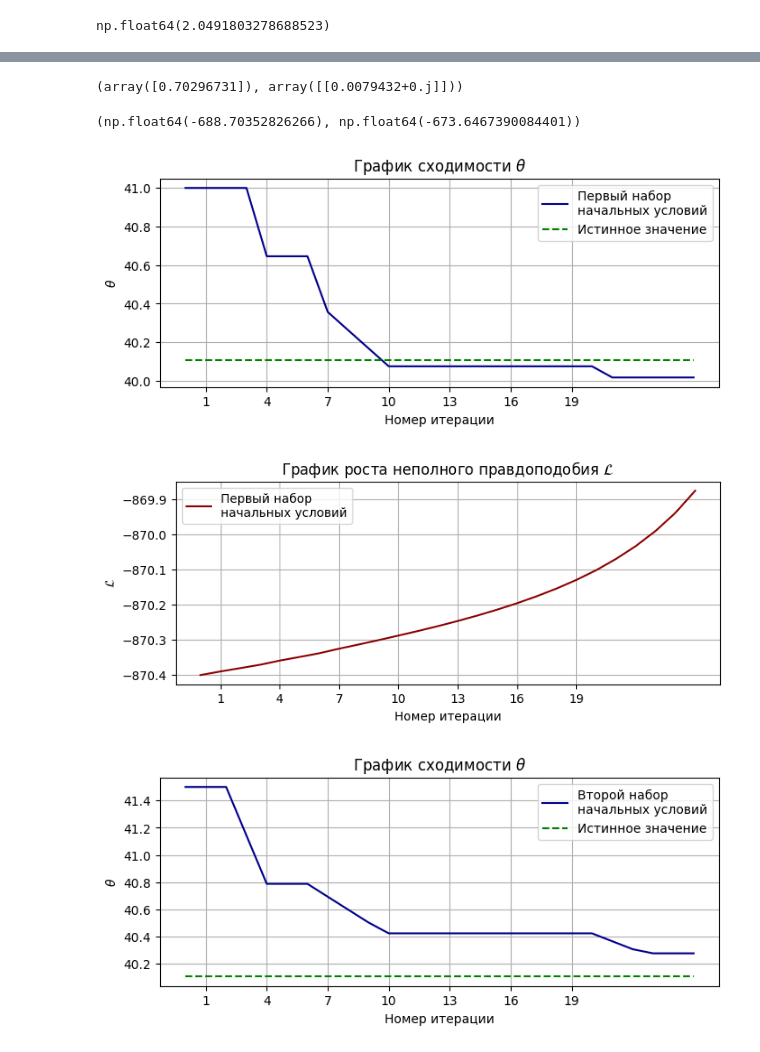
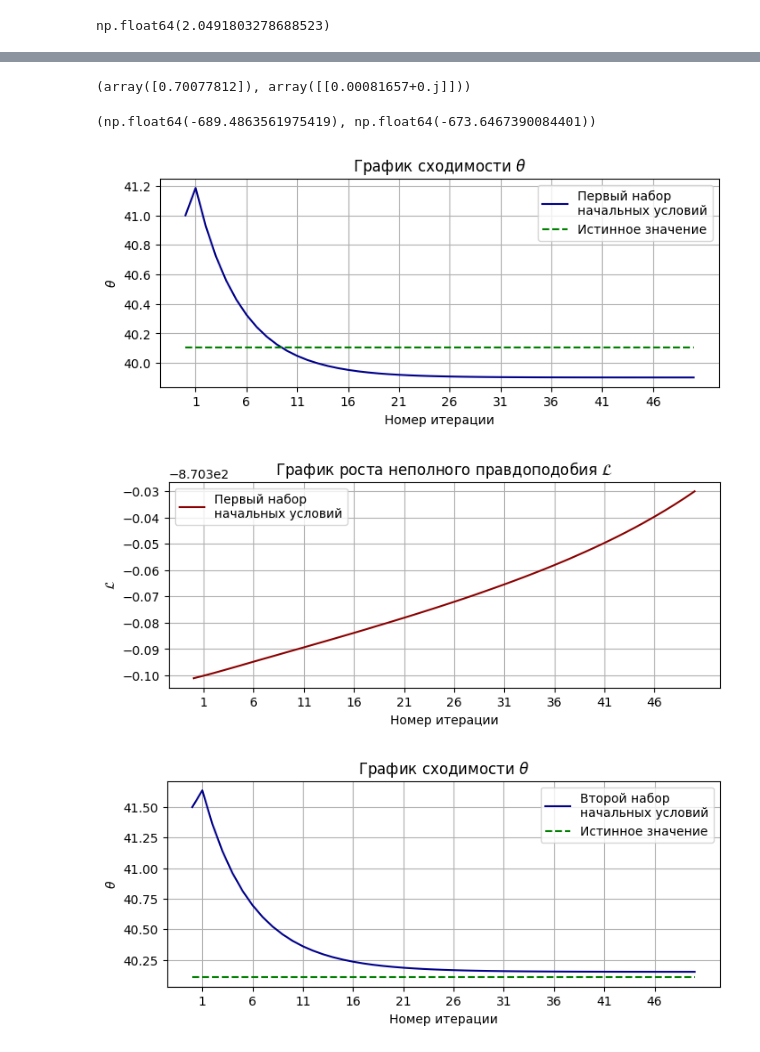
Before and after one commit to Recognizer525/Signal-Processing, a Jupyter notebook: Program Complex for chapter I/Experiments/Experimental Version/MUSIC-EM comparing, no multistart for EM.ipynb, the cells around one changed output, grey strips where cells are left out. Drawn from its saved outputs; the diff is of its cells as text; code cells hidden in the pictures.

```diff
--- a/Program Complex for chapter I/Experiments/Experimental Version/MUSIC-EM comparing, no multistart for EM.ipynb
+++ b/Program Complex for chapter I/Experiments/Experimental Version/MUSIC-EM comparing, no multistart for EM.ipynb
@@ -124,9 +124,9 @@ EM_theta2_rad, EM_P2, lhd_2, lhd_list2, angles_list2 = em.multistart_EM2(X2_with
                                                                          Q=Q2,
                                                                          theta_guess=MUSIC_theta2,
                                                                          num_of_starts=1,
-                                                                         max_iter=25,
+                                                                         max_iter=50,
                                                                          rtol=1e-6,
-                                                                         reg_coef=1e-4)
+                                                                         reg_coef=1e-5)
 # %% [output]
 0-th start
 theta=[0.72431164],P=[[7.5917774e-08+4.13590306e-24j]]
@@ -148,15 +148,17 @@ best_start=0
 # %%
 EM_theta2_rad, EM_P2
 # %% [output]
-(array([0.70296731]), array([[0.0079432+0.j]]))
+(array([0.70077812]), array([[0.00081657+0.j]]))
 # %%
 em.incomplete_lkhd(X2_with_mv, EM_theta2_rad, EM_P2, Q2), em.incomplete_lkhd(X2_with_mv, theta2_rad, P2, Q2)
 # %% [output]
-(np.float64(-688.70352826266), np.float64(-673.6467390084401))
+(np.float64(-689.4863561975419), np.float64(-673.6467390084401))
 # %%
 lhd_list2 = np.array(lhd_list2)
 angles_list2 = np.rad2deg(np.array(angles_list2))
 x2 = np.arange(len(angles_list2))
+# %%
+x_grid = np.arange(1,50,5)
 # %%
 plt.figure(figsize=(8, 3))
 plt.title(r'$\text{График сходимости} \,\,\theta$')
@@ -164,37 +166,37 @@ plt.plot(x1, angles_list1,color='darkblue', label=f'Первый набор\nн
 plt.plot(x1, np.tile(theta1_deg, len(angles_list1)), color='green', label='Истинное значение', linestyle='--')
 plt.xlabel('Номер итерации')
 plt.ylabel(r'$\theta$')
-plt.xticks(np.arange(1,20,3))
+plt.xticks(x_grid)
 plt.legend()
 plt.grid()
 plt.show()
 # %% [output]
-[figure, old version]
+[figure, new version]
 # %%
 plt.figure(figsize=(8, 3))
 plt.title(r'$\text{График роста неполного правдоподобия} \,\,\mathcal{L}$')
 plt.plot(x1, lhd_list1, color='darkred', label=f'Первый набор\nначальных условий')
 plt.xlabel('Номер итерации')
 plt.ylabel(r'$\mathcal{L}$')
-plt.xticks(np.arange(1,20,3))
+plt.xticks(x_grid)
 plt.legend()
 plt.grid()
 plt.show()
 # %% [output]
-[figure, old version]
+[figure, new version]
 # %%
 plt.figure(figsize=(8, 3))
 plt.title(r'$\text{График сходимости} \,\,\theta$')
 plt.plot(x2, angles_list2,color='darkblue', label=f'Второй набор\nначальных условий')
 plt.plot(x2, np.tile(theta2_deg, len(angles_list2)), color='green', label='Истинное значение', linestyle='--')
 plt.xlabel('Номер итерации')
 plt.ylabel(r'$\theta$')
-plt.xticks(np.arange(1,20,3))
+plt.xticks(x_grid)
 plt.legend()
 plt.grid()
 plt.show()
 # %% [output]
-[figure, old version]
+[figure, new version]
 # %%
 plt.figure(figsize=(8, 3))
 plt.title(r'$\text{График роста неполного правдоподобия} \,\,\mathcal{L}$')
```
Also changed, not shown: parts of 5 cells of this notebook, 3 other files.
